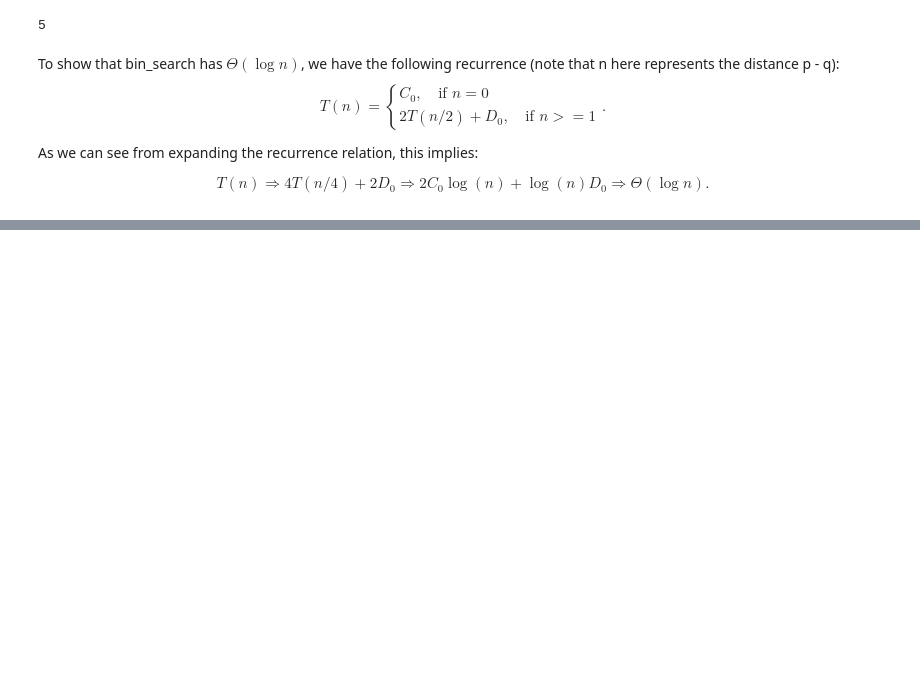
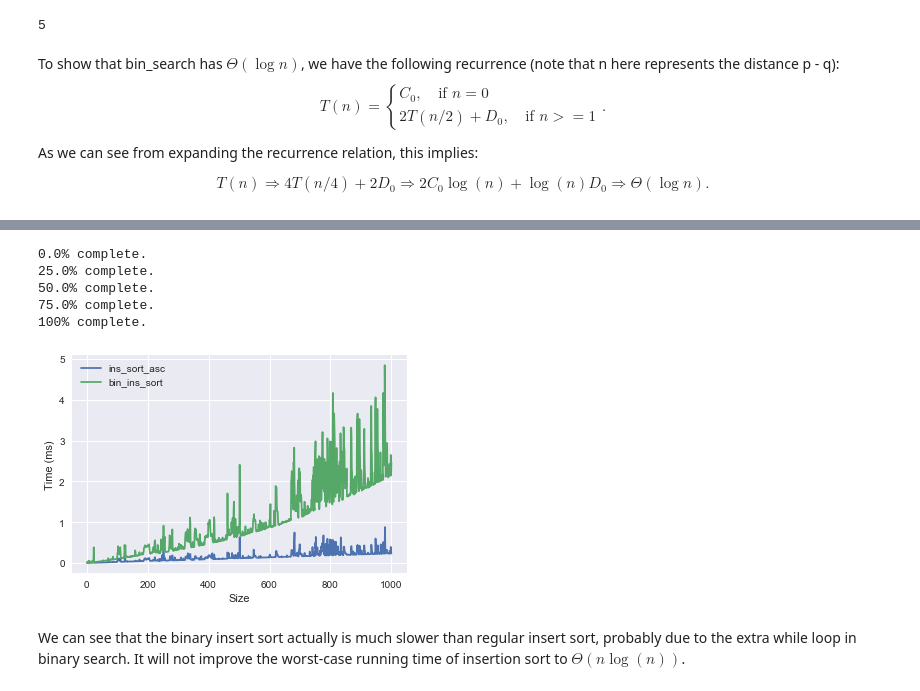
Before and after one commit to EverettSussman/Python, a Jupyter notebook: Jupyter_Notebooks/algorithms/Chapter 2/Chapter 2.ipynb, the cells around one changed output, grey strips where cells are left out. Saved outputs shown, nothing was run; the diff lists cells and outputs as text; code cells hidden in the pictures; blank space fills up the shorter version.

```diff
--- a/Jupyter_Notebooks/algorithms/Chapter 2/Chapter 2.ipynb
+++ b/Jupyter_Notebooks/algorithms/Chapter 2/Chapter 2.ipynb
@@ -465,0 +540,47 @@ bin_ins_sort([1,3,2])
+# %%
+# Compare bin_ins_sort with ins_sort_asc
+
+# Number of data points
+rep = 1000
+
+# Create list of array sizes
+sizes = []
+for i in range(0, rep):
+    sizes.append(1 + i)
+
+# Create array of times
+ins_times = []
+bin_ins_times = []
+
+for i in range(0, rep):
+    l = range(0, sizes[i])
+    start = time.clock()
+    ins_sort_asc(l)
+    ins_times.append(time.clock()-start)
+    start = time.clock()
+    bin_ins_sort(l)
+    bin_ins_times.append(time.clock()-start)
+
+    # Show progress report
+    c = float(i)/n * 100
+    if int(c) % 25 == 0 and c % 5 == 0:
+        print "{}% complete.".format(c)
+print "100% complete."
+# %% [output]
+0.0% complete.
+25.0% complete.
+50.0% complete.
+75.0% complete.
+100% complete.
+# %%
+plt.plot(sizes, map(lambda x: 1000*x, ins_times), label="ins_sort_asc")
+plt.plot(sizes, map(lambda x: 1000*x, bin_ins_times), label="bin_ins_sort")
+plt.ylabel("Time (ms)")
+plt.xlabel("Size")
+
+plt.legend()
+plt.show()
+# %% [output]
+[figure, added]
+# %% [markdown]
+We can see that the binary insert sort actually is much slower than regular insert sort, probably due to the extra while loop in binary search.  It will not improve the worst-case running time of insertion sort to $\Theta(n \log(n))$.
```
Also changed, not shown: parts of 31 cells of this notebook, 7 other files.
